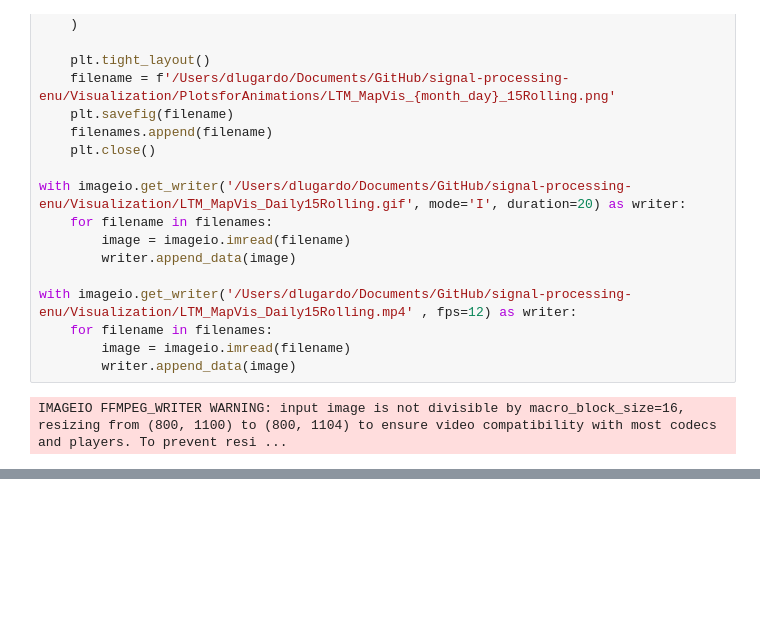
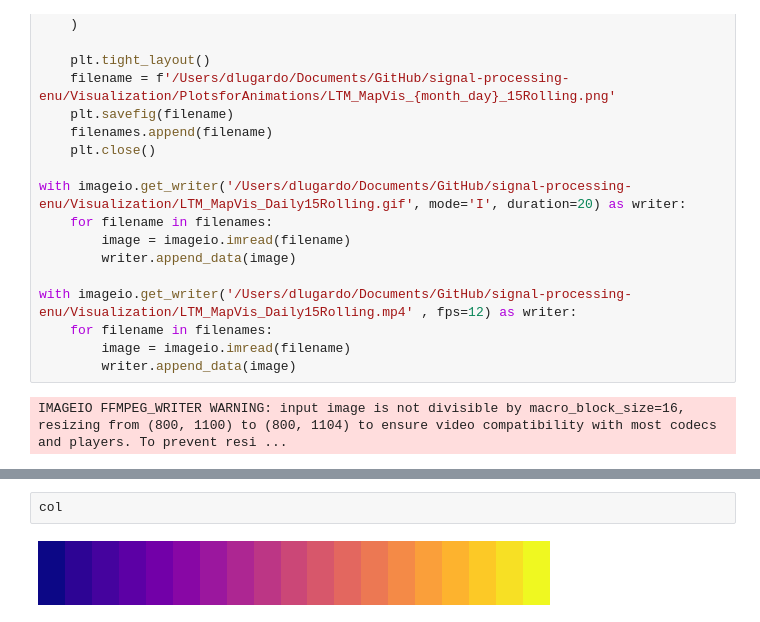
Before and after one commit to diegorvar/signal-processing-enu, a Jupyter notebook: VisualizationDaily.ipynb, the cells around one changed output, grey strips where cells are left out. Saved outputs shown, nothing was run; the diff lists cells and outputs as text; blank space fills up the shorter version.

```diff
--- a/VisualizationDaily.ipynb
+++ b/VisualizationDaily.ipynb
@@ -485,0 +527,4 @@ IMAGEIO FFMPEG_WRITER WARNING: input image is not divisible by macro_block_size=
+# %%
+col
+# %% [output]
+[figure, added]
```
Also changed, not shown: parts of 3 cells of this notebook, 4 other files.
